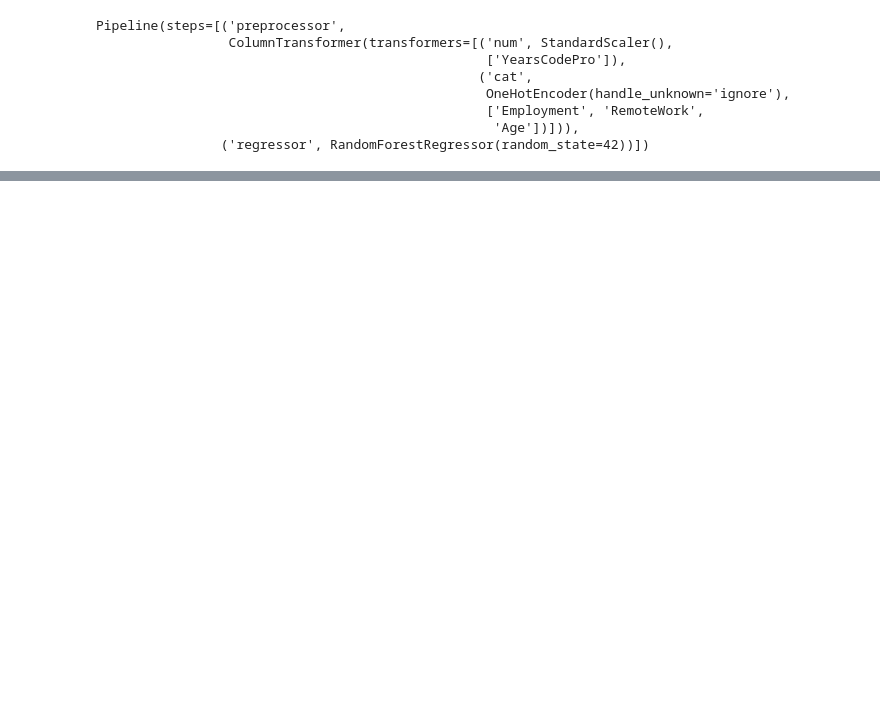
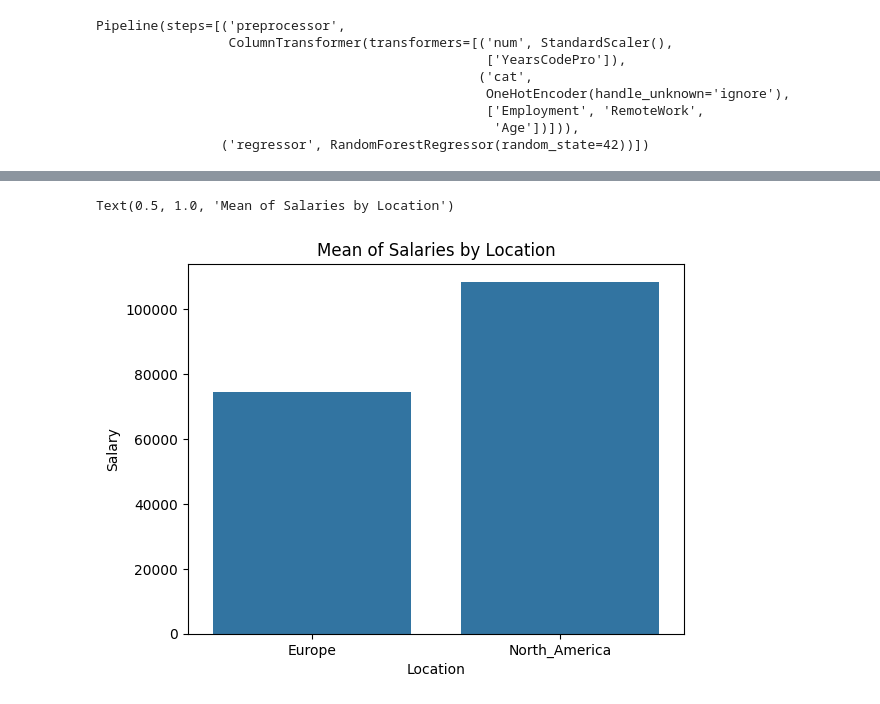
Before and after one commit to OmarMohamed7/dsnd-Stack-Overflow-Analysis, a Jupyter notebook: main.ipynb, the cells around one changed output, grey strips where cells are left out. Drawn from its saved outputs; the diff is of its cells as text; code cells hidden in the pictures; blank space fills up the shorter version.

```diff
--- a/main.ipynb
+++ b/main.ipynb
@@ -183,0 +250,7 @@ R^2 Score: -2.3737519488717274
+# %%
+salary_df = df.groupby('Location')['Salary'].mean().reset_index()
+sns.barplot(x = 'Location', y = 'Salary', data = salary_df)
+plt.title('Mean of Salaries by Location')
+# %% [output]
+Text(0.5, 1.0, 'Mean of Salaries by Location')
+[figure, added]
```
Also changed, not shown: parts of 40 cells of this notebook.
